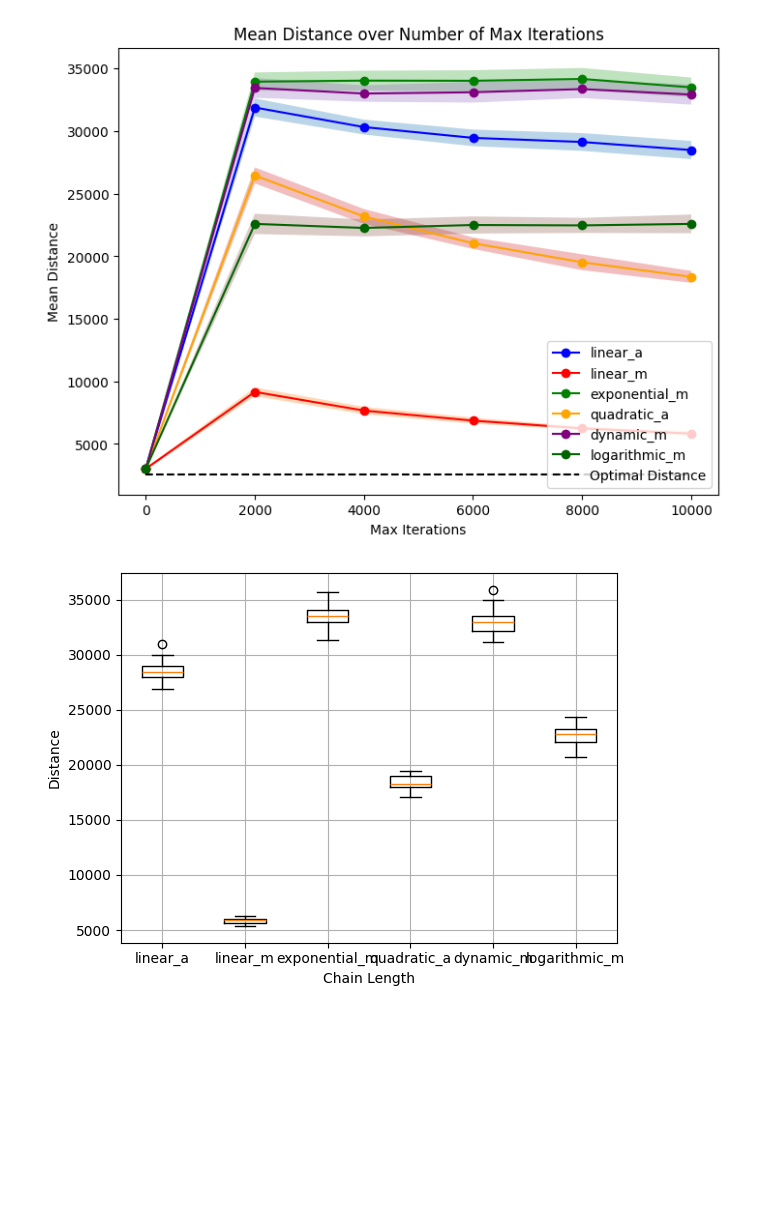
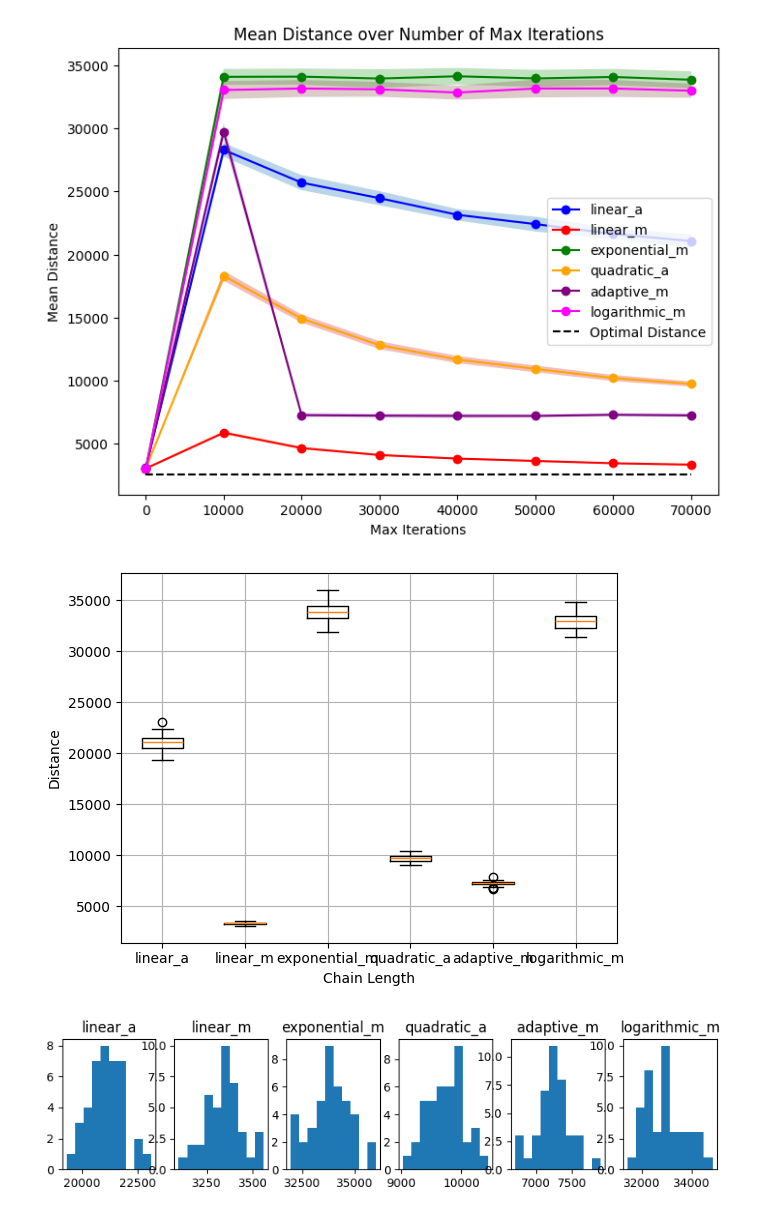
Before and after one commit to Foundnation/Stochastic-Simulation, a Jupyter notebook: TSM/analyse_data.ipynb, the cells around one changed output. Saved outputs shown, nothing was run; the diff lists cells and outputs as text; code cells hidden in the pictures; blank space fills up the shorter version.

Commit message:
some corrections to plots

```diff
--- a/TSM/analyse_data.ipynb
+++ b/TSM/analyse_data.ipynb
@@ -72,8 +73,12 @@ def plot_comparison(results, max_iterations_list, param_labels):
     plt.show()
 
 def plot_distributions(results, param_labels):
+    fig, axs = plt.subplots(1, len(param_labels), figsize=(10, 2))
     for i, param_label in enumerate(param_labels):
-        plt.hist(results[i])
+        axs[i].hist(results[i])
+        axs[i].set_title(param_label)
+
+plt.style.use('default')
 # %%
 filepaths = [
     'generated_data/dist_perm_operator-swap_maxiter30001.csv',
@@ -120,25 +151,25 @@ plt.show()
 # %%
-filepaths = [
-    'generated_data/schedules/dist_schedule-linear_a_maxiter10001.csv',
-    'generated_data/schedules/dist_schedule-linear_m_maxiter10001.csv',
-    'generated_data/schedules/dist_schedule-exponential_m_maxiter10001.csv',
-    'generated_data/schedules/dist_schedule-quadratic_a_maxiter10001.csv',
-    'generated_data/schedules/dist_schedule-logarithmic_m_maxiter10001.csv',
-    'generated_data/schedules/dist_schedule-dynamic_m_maxiter10001.csv',
-    ]
+labels = ['linear_a', 'linear_m', 'exponential_m', 'quadratic_a', 'adaptive_m', 'logarithmic_m']
 
-labels = ['linear_a', 'linear_m', 'exponential_m', 'quadratic_a', 'dynamic_m', 'logarithmic_m']
+filepaths = []
+maxiter = 70001
+for label in labels:
+    filepaths.append(f'generated_data/schedules/dist_schedule-{label}_maxiter{maxiter}.csv')
 
 data_schedules, max_iter_list = load_experiment(filepaths, labels)
 plot_comparison(data_schedules, max_iter_list, param_labels=labels)
 
 
 final_dists_schedules = [data_schedules[length][-1] for length in labels]
 plt.boxplot(final_dists_schedules, labels=labels)
 plt.xlabel('Chain Length')
 plt.ylabel('Distance')
 plt.grid(True)
 plt.show()
+
+final_dists_schedules = [data_schedules[label][-1] for label in labels]
+plot_distributions(final_dists_schedules, labels)
 # %% [output]
-[figure, old version]
+[figure, new version]
-[figure, old version]
+[figure, new version]
+[figure, added]
```
Also changed, not shown: parts of 7 cells of this notebook, 18 other files.
